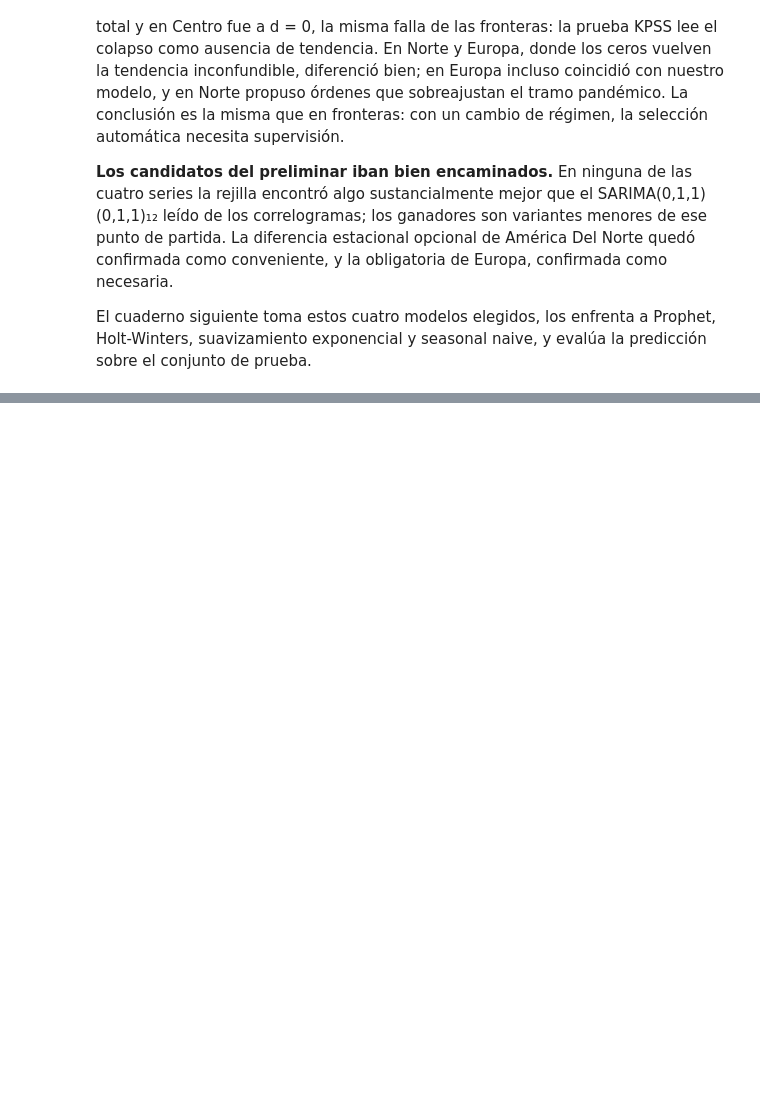
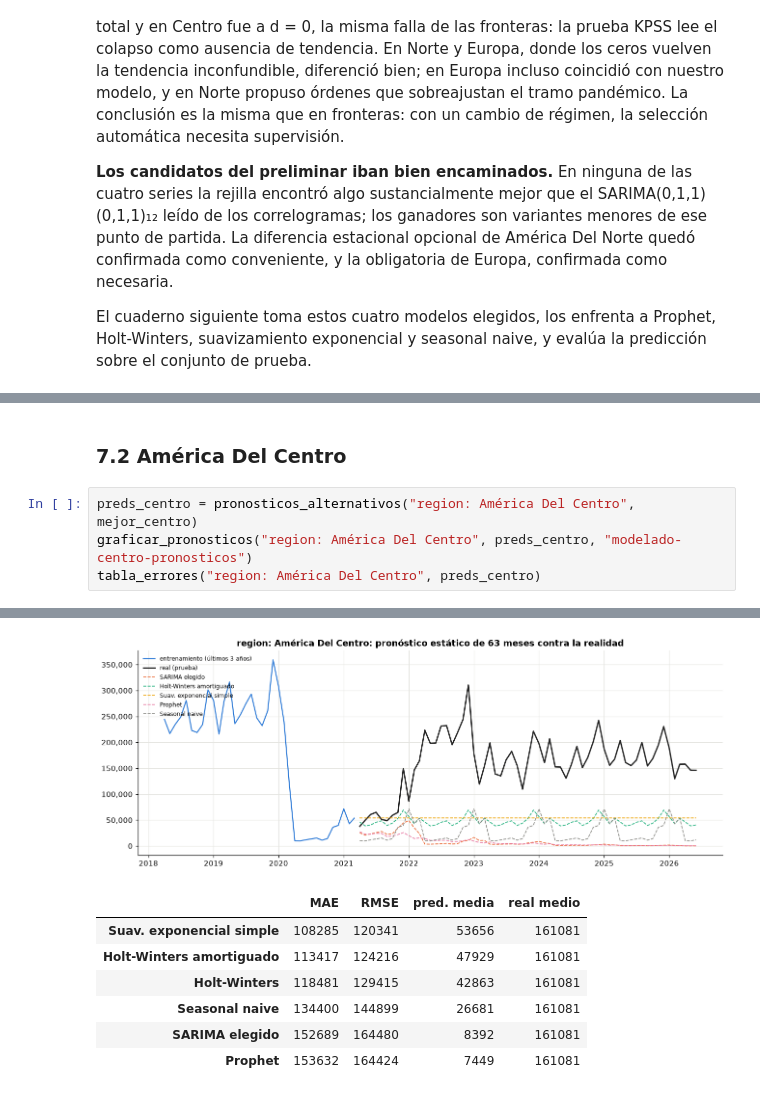
Before and after one commit to Fercho1118/Laboratorio-1-Series-de-Tiempo, a Jupyter notebook: notebooks/modelado-regiones.ipynb, the cells around one changed output, grey strips where cells are left out. Drawn from its saved outputs; the diff is of its cells as text; blank space fills up the shorter version.

```diff
--- a/notebooks/modelado-regiones.ipynb
+++ b/notebooks/modelado-regiones.ipynb
@@ -483,0 +592,7 @@ suavizamiento exponencial y seasonal naive, y evalúa la predicción sobre el co
+# %% [markdown]
+### 7.2 América Del Centro
+# %%
+preds_centro = pronosticos_alternativos("region: América Del Centro", mejor_centro)
+graficar_pronosticos("region: América Del Centro", preds_centro, "modelado-centro-pronosticos")
+tabla_errores("region: América Del Centro", preds_centro)
+# %% [output]
@@ -483,0 +601,8 @@ suavizamiento exponencial y seasonal naive, y evalúa la predicción sobre el co
+[figure, added]
+|  | MAE | RMSE | pred. media | real medio |
+| Suav. exponencial simple | 108285 | 120341 | 53656 | 161081 |
+| Holt-Winters amortiguado | 113417 | 124216 | 47929 | 161081 |
+| Holt-Winters | 118481 | 129415 | 42863 | 161081 |
+| Seasonal naive | 134400 | 144899 | 26681 | 161081 |
+| SARIMA elegido | 152689 | 164480 | 8392 | 161081 |
+| Prophet | 153632 | 164424 | 7449 | 161081 |
```
Also changed, not shown: parts of 15 cells of this notebook.
